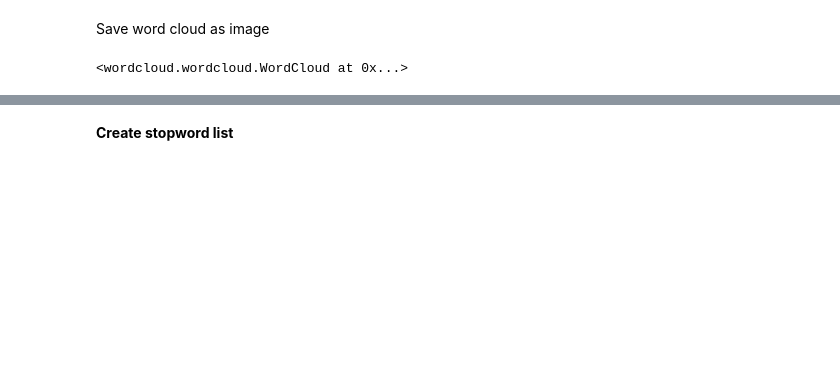
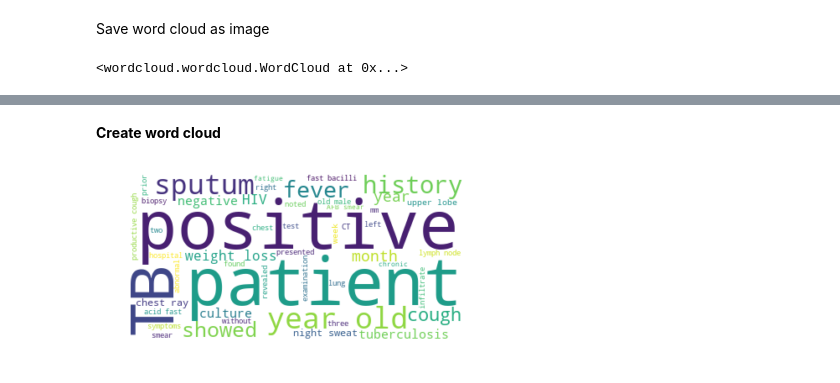
Before and after one commit to anaidpm/PhD, a Jupyter notebook: Word Cloud.ipynb, the cells around one changed output, grey strips where cells are left out. Saved outputs shown, nothing was run; the diff lists cells and outputs as text; code cells hidden in the pictures; blank space fills up the shorter version.

```diff
--- a/Word Cloud.ipynb
+++ b/Word Cloud.ipynb
@@ -100,2 +81,11 @@ There are 28176 words in the combination of all cases.
-# %% [markdown]
-__Create stopword list__
+# %% [markdown]
+__Create word cloud__
+# %%
+# Generate a word cloud image
+wordcloud = WordCloud(stopwords=None, background_color="white",max_words=50).generate(text)
+# Display the generated image:
+plt.imshow(wordcloud, interpolation='bilinear')
+plt.axis("off")
+plt.show()
+# %% [output]
+[figure, added]
```
Also changed, not shown: parts of 8 cells of this notebook, 3 other files.
